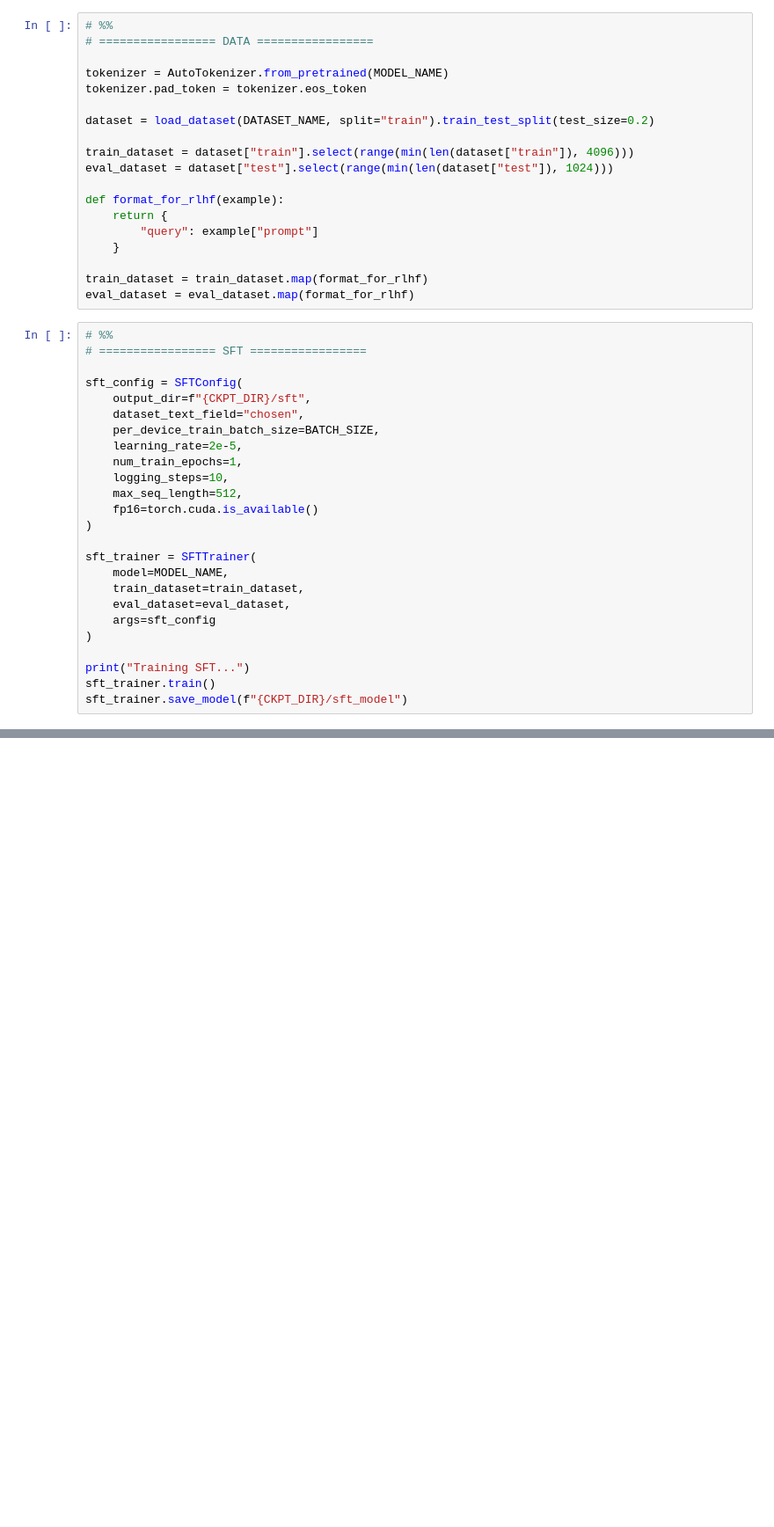
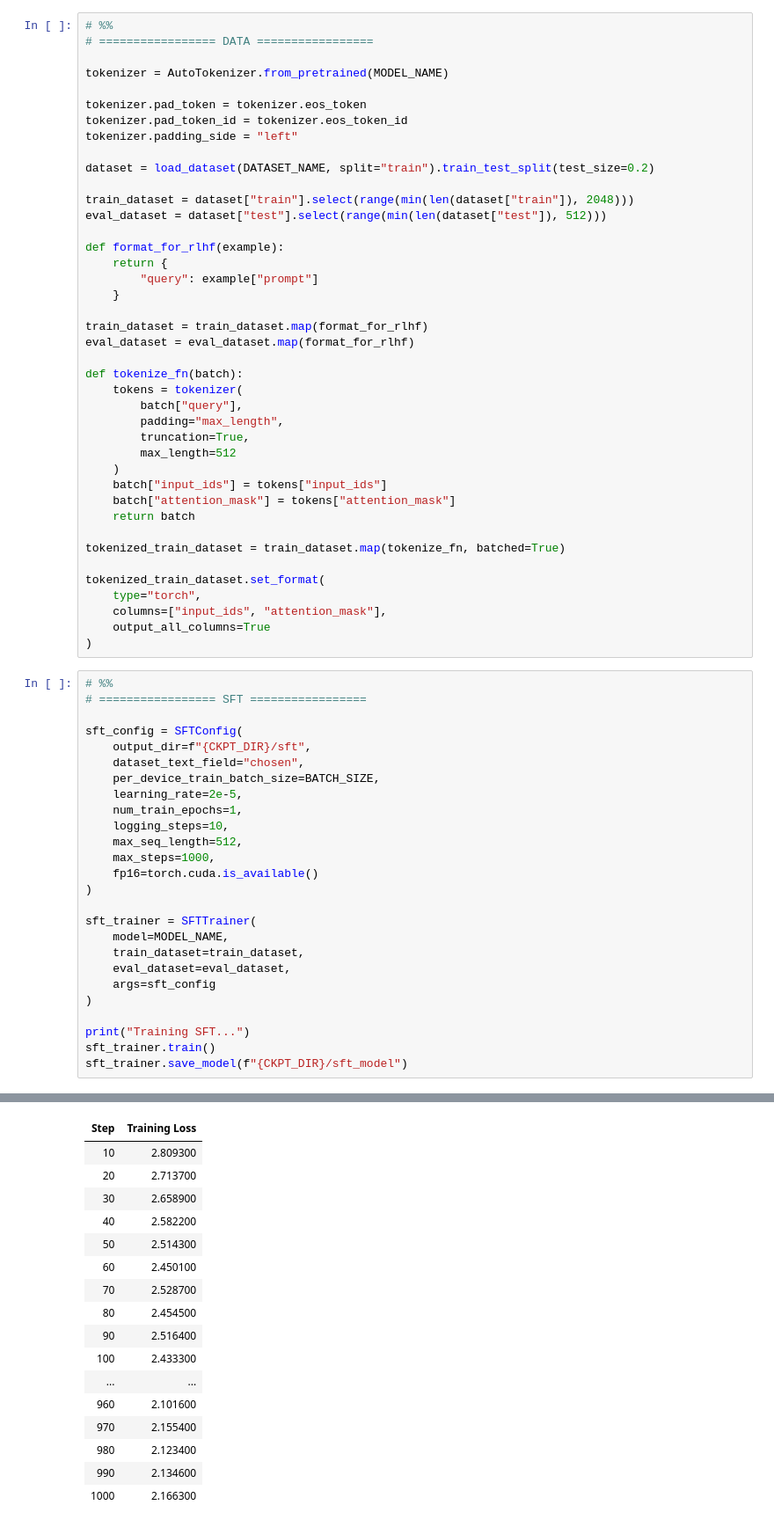
Before and after one commit to hoang-10n/Advanced-ASM1, a Jupyter notebook: ppo.ipynb, the cells around one changed output, grey strips where cells are left out. Shown at 88% size. Drawn from its saved outputs; the diff is of its cells as text; blank space fills up the shorter version.

```diff
--- a/ppo.ipynb
+++ b/ppo.ipynb
@@ -57,12 +64,15 @@ os.makedirs(PLOT_DIR, exist_ok=True)
 # ================= DATA =================
 
 tokenizer = AutoTokenizer.from_pretrained(MODEL_NAME)
+
 tokenizer.pad_token = tokenizer.eos_token
+tokenizer.pad_token_id = tokenizer.eos_token_id
+tokenizer.padding_side = "left"
 
 dataset = load_dataset(DATASET_NAME, split="train").train_test_split(test_size=0.2)
 
-train_dataset = dataset["train"].select(range(min(len(dataset["train"]), 4096)))
-eval_dataset = dataset["test"].select(range(min(len(dataset["test"]), 1024)))
+train_dataset = dataset["train"].select(range(min(len(dataset["train"]), 2048)))
+eval_dataset = dataset["test"].select(range(min(len(dataset["test"]), 512)))
 
 def format_for_rlhf(example):
     return {
@@ -71,6 +81,25 @@ def format_for_rlhf(example):
 
 train_dataset = train_dataset.map(format_for_rlhf)
 eval_dataset = eval_dataset.map(format_for_rlhf)
+
+def tokenize_fn(batch):
+    tokens = tokenizer(
+        batch["query"],
+        padding="max_length",
+        truncation=True,
+        max_length=512
+    )
+    batch["input_ids"] = tokens["input_ids"]
+    batch["attention_mask"] = tokens["attention_mask"]
+    return batch
+
+tokenized_train_dataset = train_dataset.map(tokenize_fn, batched=True)
+
+tokenized_train_dataset.set_format(
+    type="torch",
+    columns=["input_ids", "attention_mask"],
+    output_all_columns=True
+)
 # %%
 # %%
 # ================= SFT =================
@@ -83,6 +112,7 @@ sft_config = SFTConfig(
     num_train_epochs=1,
     logging_steps=10,
     max_seq_length=512,
+    max_steps=1000,
     fp16=torch.cuda.is_available()
 )
 
@@ -96,3 +126,4 @@ sft_trainer = SFTTrainer(
 print("Training SFT...")
 sft_trainer.train()
 sft_trainer.save_model(f"{CKPT_DIR}/sft_model")
+# %% [output]
@@ -99,3 +133,20 @@ sft_trainer.save_model(f"{CKPT_DIR}/sft_model")
+| Step | Training Loss |
+| 10 | 2.809300 |
+| 20 | 2.713700 |
+| 30 | 2.658900 |
+| 40 | 2.582200 |
+| 50 | 2.514300 |
+| 60 | 2.450100 |
+| 70 | 2.528700 |
+| 80 | 2.454500 |
+| 90 | 2.516400 |
+| 100 | 2.433300 |
+| ... | ... |
+| 960 | 2.101600 |
+| 970 | 2.155400 |
+| 980 | 2.123400 |
+| 990 | 2.134600 |
+| 1000 | 2.166300 |
 # %%
 def tokenize_pair(example):
     chosen = tokenizer(example["chosen"], truncation=True, padding="max_length", max_length=512)
```
Also changed, not shown: parts of 14 cells of this notebook, 6 other files.
